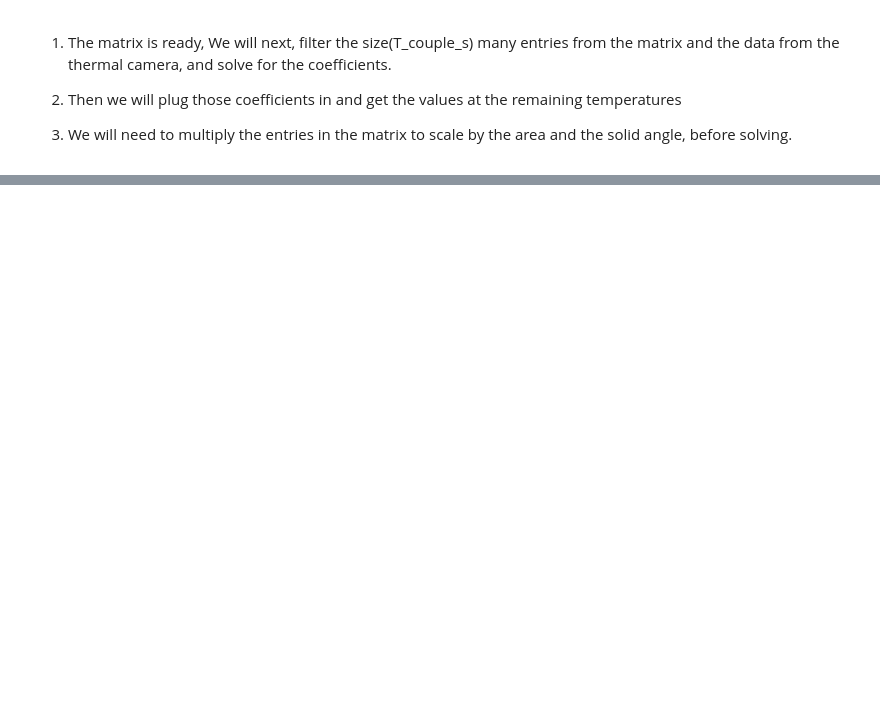
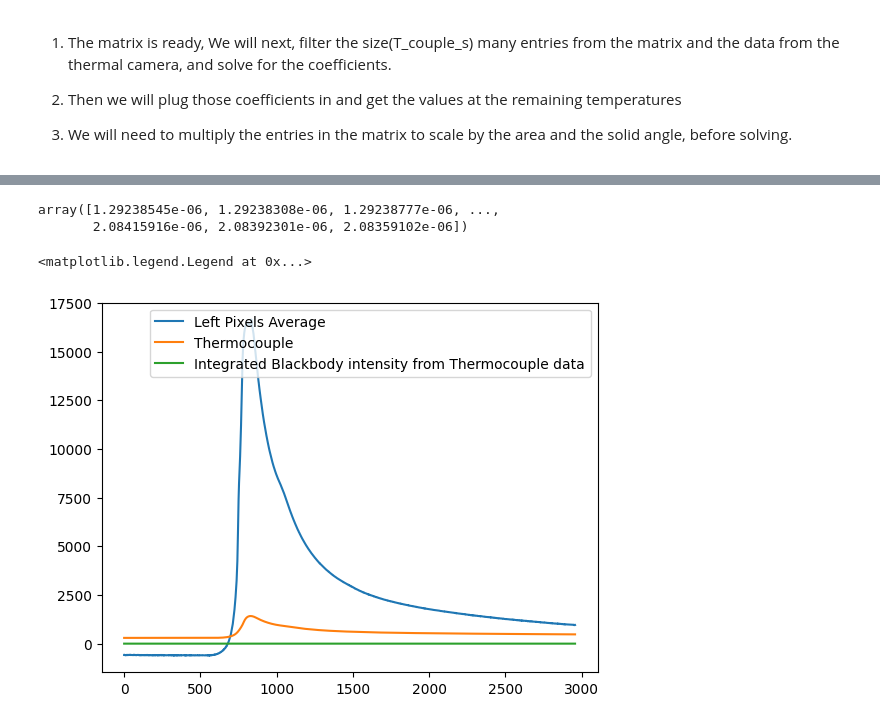
Before and after one commit to KaushalTimilsina/ResearchProject, a Jupyter notebook: Integration.ipynb, the cells around one changed output, grey strips where cells are left out. Cells and saved outputs as stored; diff of their text form; code cells hidden in the pictures; blank space fills up the shorter version.

```diff
--- a/Integration.ipynb
+++ b/Integration.ipynb
@@ -3833,0 +3863,25 @@ print(Matrix_integrated_non_blackbody_intensity[253])
+# %%
+# Define some temperatures
+T_couple_s = np.linspace(100,1000,1000)
+# Define the bandwidth: [8 um, 14 um] (um := micrometer) and the number of integration points: 1000
+lambda_0 = 8 * (10**(-3))
+lambda_1 = 14 * (10**(-3))
+# Mr. Andrej Nikolic said that the range is 8 to 14 micrometers on the email from December 12, 2023
+N = 1000
+
+
+
+# Just the blackbody model for now
+Emissivity_terms_model_BB = []
+# Constant term
+emissivity_constant_term = lambda T_couple: (lambda lambda_: 1.0)
+Emissivity_terms_model_BB.append(emissivity_constant_term)
+
+# Get the data for the Left thermocouple for 10 cm min-1 experiment
+T_couple_s = T_couple1_10_cm_min_SYNC_cam_10LL
+
+start_time = datetime.datetime.now()
+# Get the integrated B with emissvity using the integrator_with_emissivity_term_s function in section 4.2.3
+Matrix_integrated_non_blackbody_intensity = integrator_with_emissivity_term_s_Matrix(T_couple_s, lambda_0, lambda_1, N, Emissivity_terms_model_BB)
+end_time = datetime.datetime.now()
+print(f'It took: {end_time - start_time}')
@@ -3833,0 +3905,20 @@ print(Matrix_integrated_non_blackbody_intensity[253])
+# %%
+Matrix_integrated_non_blackbody_intensity_flattened = Matrix_integrated_non_blackbody_intensity.flatten()
+# %%
+Matrix_integrated_non_blackbody_intensity_flattened
+# %% [output]
+array([1.29238545e-06, 1.29238308e-06, 1.29238777e-06, ...,
+       2.08415916e-06, 2.08392301e-06, 2.08359102e-06])
+# %%
+# Let's see what the values look like
+plt.plot(np.linspace(0,np.shape(Cam_data_10_cm_min_Left_tc_Left_px_mean_SYNC_TC1_10)[0], np.shape(Cam_data_10_cm_min_Left_tc_Left_px_mean_SYNC_TC1_10)[0]),Cam_data_10_cm_min_Left_tc_Left_px_mean_SYNC_TC1_10, label='Left Pixels Average')
+#plt.plot(np.linspace(0,np.shape(Cam_data_10_cm_min_Left_tc_Right_px_mean_SYNC_TC1_10)[0], np.shape(Cam_data_10_cm_min_Left_tc_Right_px_mean_SYNC_TC1_10)[0]),Cam_data_10_cm_min_Left_tc_Right_px_mean_SYNC_TC1_10, label='Right Pixels Average')
+#plt.plot(np.linspace(0,np.shape(Cam_data_10_cm_min_Left_tc_Below_px_mean_SYNC_TC1_10)[0], np.shape(Cam_data_10_cm_min_Left_tc_Below_px_mean_SYNC_TC1_10)[0]),Cam_data_10_cm_min_Left_tc_Below_px_mean_SYNC_TC1_10, label='Below Pixels Average')
+
+plt.plot(np.linspace(0,np.shape(T_couple1_10_cm_min_SYNC_cam_10LL)[0], np.shape(T_couple1_10_cm_min_SYNC_cam_10LL)[0]),T_couple1_10_cm_min_SYNC_cam_10LL, label='Thermocouple')
+
+plt.plot(np.linspace(0,np.shape(Matrix_integrated_non_blackbody_intensity_flattened)[0], np.shape(Matrix_integrated_non_blackbody_intensity_flattened)[0]),Matrix_integrated_non_blackbody_intensity_flattened, label='Integrated Blackbody intensity from Thermocouple data')
+plt.legend()
+# %% [output]
+<matplotlib.legend.Legend at 0x...>
+[figure, added]
```
Also changed, not shown: parts of 36 cells of this notebook.
